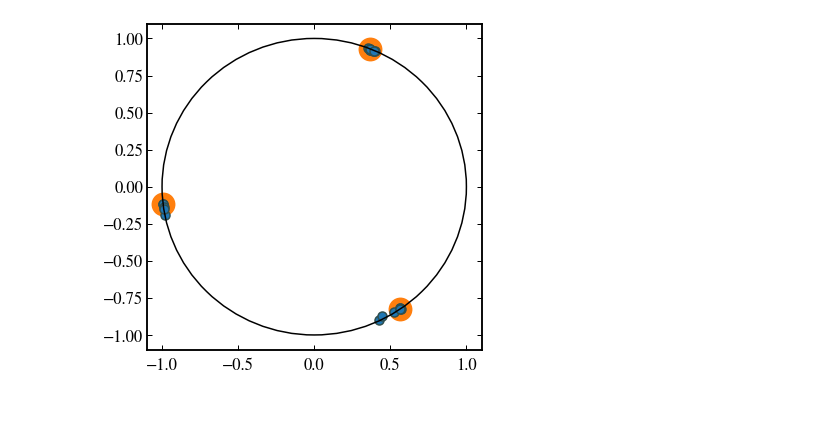
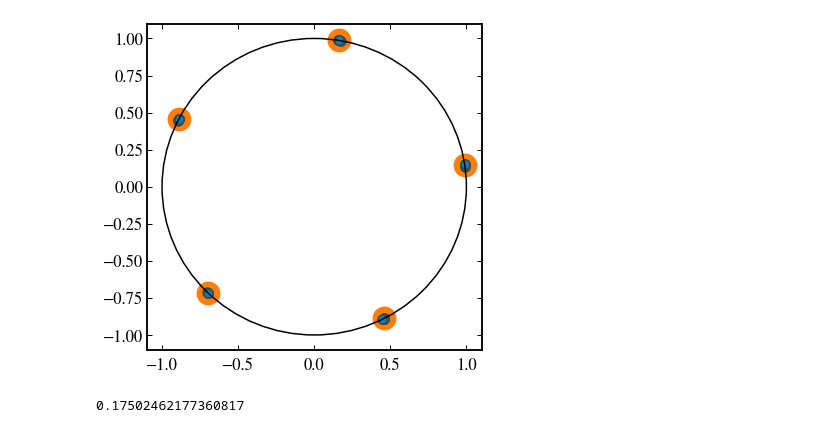
Before and after one commit to jasperw1999/SA-ChargeConfig, a Jupyter notebook: rotate_circle.ipynb, the cells around one changed output. Drawn from its saved outputs; the diff is of its cells as text; code cells hidden in the pictures.

```diff
--- a/rotate_circle.ipynb
+++ b/rotate_circle.ipynb
@@ -93,20 +93,30 @@ def total_energy(pos):
 # %%
 all_pos = np.load('best.npy')
 
 quality = []
 for r in all_pos:
     q = total_energy(r)
     quality.append(q)
 
 standard_pos = all_pos[np.argmin(quality)]
+standard_pos = all_pos[0]
 
 plt.figure(figsize=(6, 6))
 for p in all_pos:
     plot_p = get_minimized_config(standard_pos, p)
     plt.scatter(plot_p[1:, 0], plot_p[1:, 1], color='tab:blue', edgecolors='darkslategray')
 plt.scatter(standard_pos[:, 0], standard_pos[:, 1], s=500, zorder=-100, color='tab:orange')
 circle = plt.Circle((0, 0), 1, fill=False)
 plt.gca().add_patch(circle)
 plt.show()
 # %% [output]
-[figure, old version]
+[figure, new version]
+# %%
+mean_list = []
+for ap in all_pos:
+    optimalized_configs = [get_minimized_config(ap, p) for p in all_pos]
+    difference_scores = [difference_score(0, ap, p) for p in optimalized_configs]
+    mean_list.append(np.mean(difference_scores))
+np.mean(mean_list)
+# %% [output]
+0.17502462177360817
```
Also changed, not shown: parts of 3 cells of this notebook, 3 other files.
